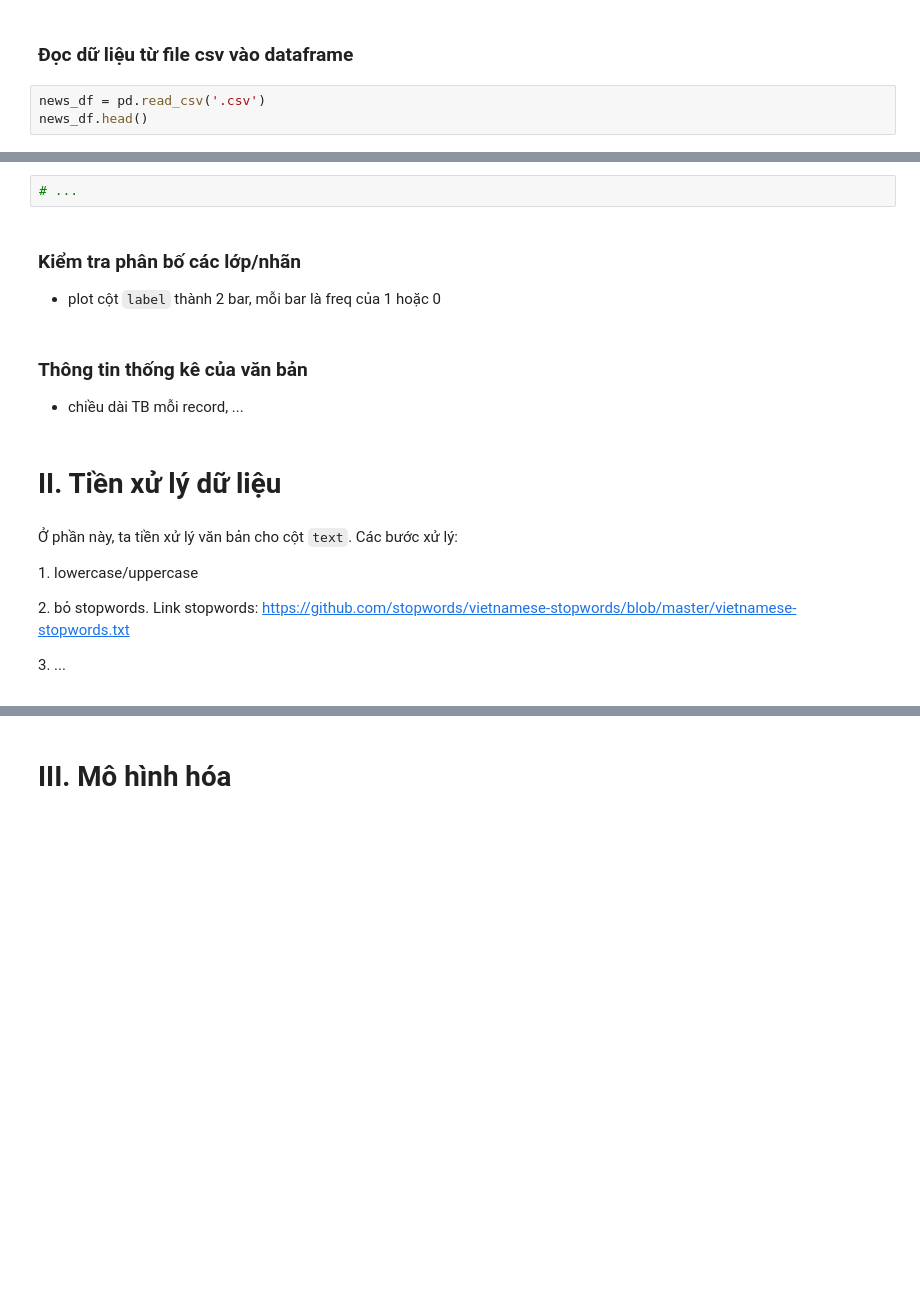
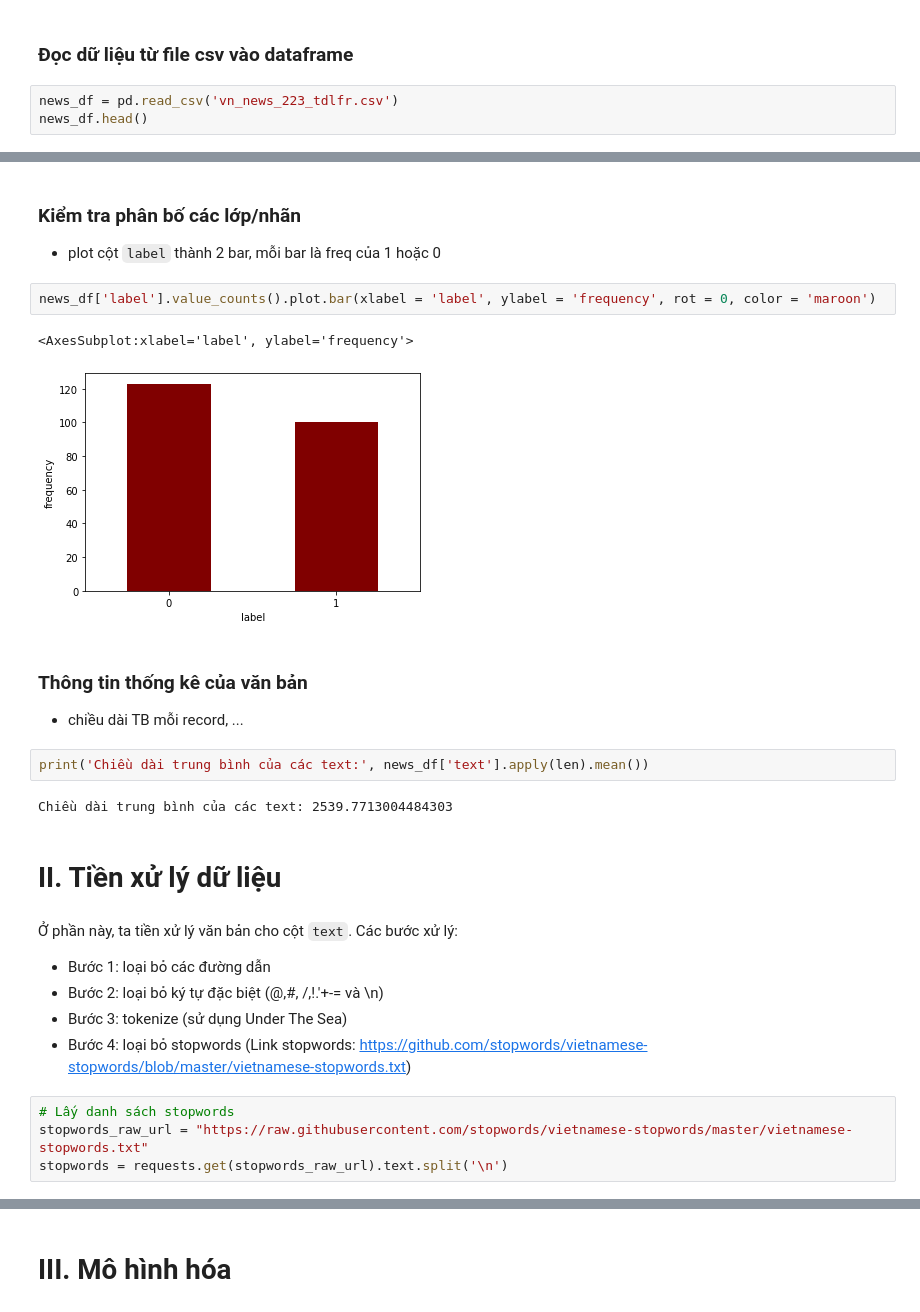
Before and after one commit to LeKiet258/DS-Project03-Fake-News-Detection, a Jupyter notebook: Project_3.ipynb, the cells around one changed output, grey strips where cells are left out. Saved outputs shown, nothing was run; the diff lists cells and outputs as text; blank space fills up the shorter version.

```diff
--- a/Project_3.ipynb
+++ b/Project_3.ipynb
@@ -16,5 +27,5 @@
 # %% [markdown]
 ### Đọc dữ liệu từ file csv vào dataframe
 # %%
-news_df = pd.read_csv('.csv')
+news_df = pd.read_csv('vn_news_223_tdlfr.csv')
 news_df.head()
@@ -21,15 +39,27 @@ news_df.head()
-# %%
-# ...
 # %% [markdown]
 ### Kiểm tra phân bố các lớp/nhãn
 - plot cột `label` thành 2 bar, mỗi bar là freq của 1 hoặc 0
+# %%
+news_df['label'].value_counts().plot.bar(xlabel = 'label', ylabel = 'frequency', rot = 0, color = 'maroon')
+# %% [output]
+<AxesSubplot:xlabel='label', ylabel='frequency'>
+[figure, added]
 # %% [markdown]
 ### Thông tin thống kê của văn bản
 - chiều dài TB mỗi record, ...
+# %%
+print('Chiều dài trung bình của các text:', news_df['text'].apply(len).mean())
+# %% [output]
+Chiều dài trung bình của các text: 2539.7713004484303
 # %% [markdown]
 # II. Tiền xử lý dữ liệu
 # %% [markdown]
 Ở phần này, ta tiền xử lý văn bản cho cột `text`. Các bước xử lý:
-    <p>1. lowercase/uppercase
-    <p>2. bỏ stopwords. Link stopwords: https://github.com/stopwords/vietnamese-stopwords/blob/master/vietnamese-stopwords.txt
-    <p>3. ...
+- Bước 1: loại bỏ các đường dẫn
+- Bước 2: loại bỏ ký tự đặc biệt (@,#, /,!.\'+-= và \n)
+- Bước 3: tokenize (sử dụng Under The Sea)
+- Bước 4: loại bỏ stopwords (Link stopwords: https://github.com/stopwords/vietnamese-stopwords/blob/master/vietnamese-stopwords.txt)
+# %%
+# Lấy danh sách stopwords
+stopwords_raw_url = "https://raw.githubusercontent.com/stopwords/vietnamese-stopwords/master/vietnamese-stopwords.txt"
+stopwords = requests.get(stopwords_raw_url).text.split('\n')
```
Also changed, not shown: parts of 7 cells of this notebook.
